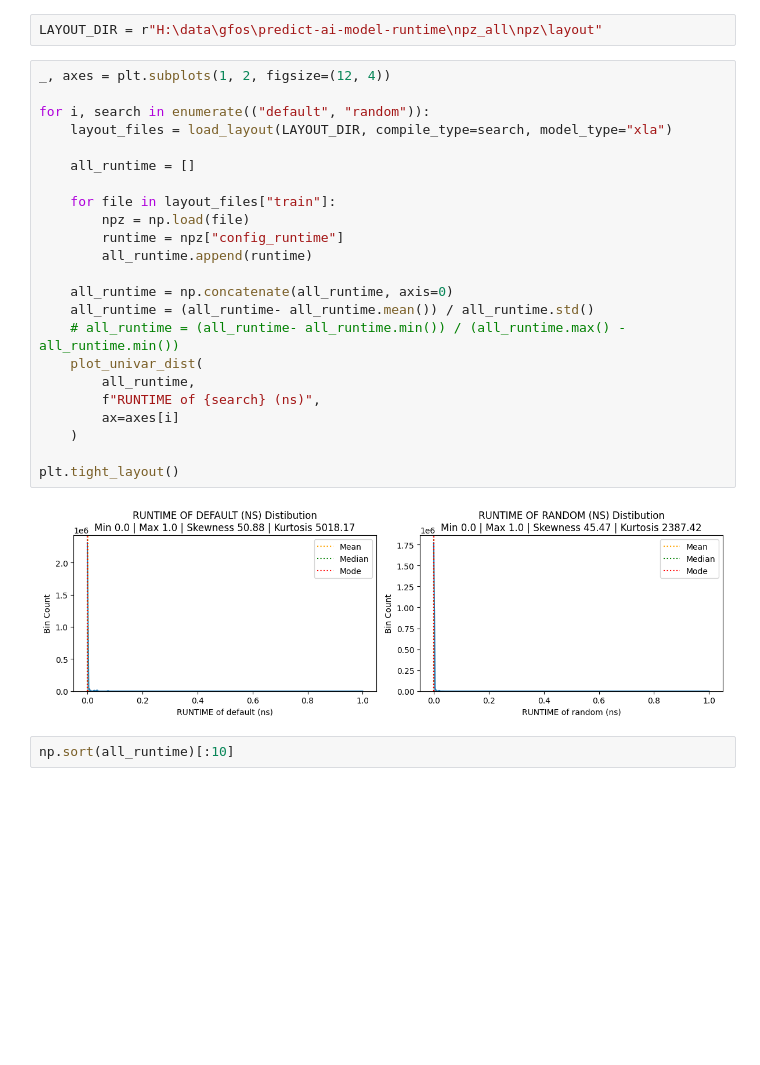
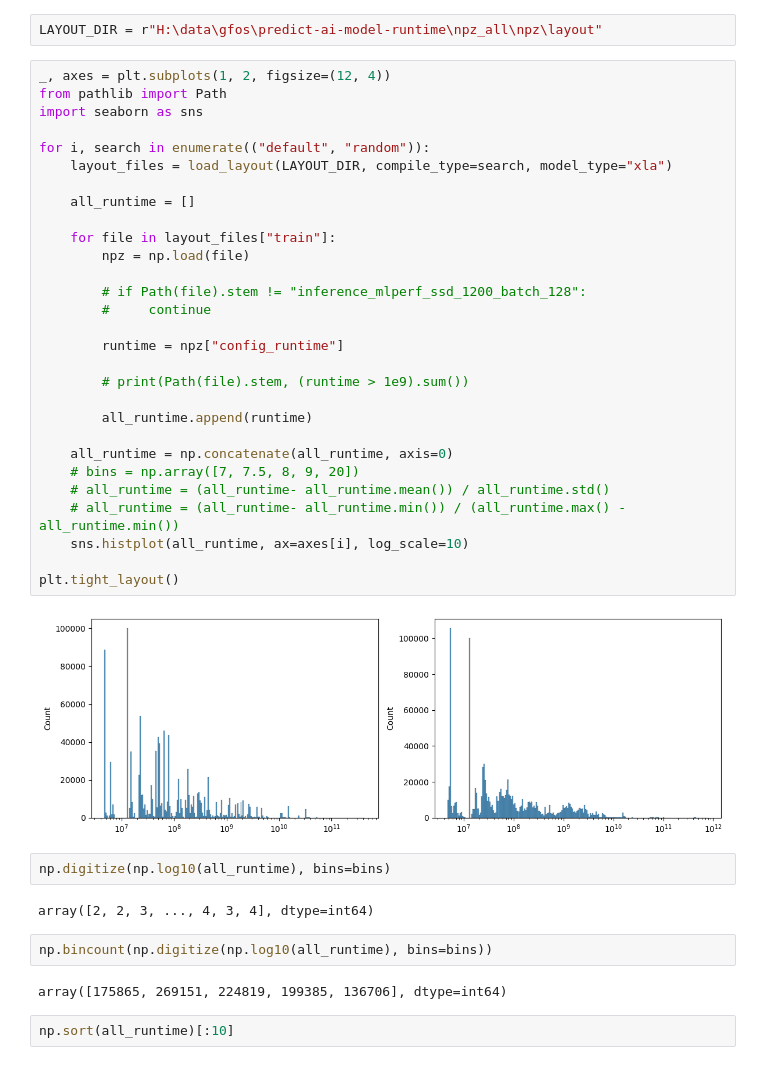
Before and after one commit to edenni/gfos, a Jupyter notebook: notebooks/eda/runtime_dist.ipynb, the cells around one changed output. Saved outputs shown, nothing was run; the diff lists cells and outputs as text; blank space fills up the shorter version.

```diff
--- a/notebooks/eda/runtime_dist.ipynb
+++ b/notebooks/eda/runtime_dist.ipynb
@@ -11,29 +11,43 @@ warnings.filterwarnings('ignore')
 LAYOUT_DIR = r"H:\data\gfos\predict-ai-model-runtime\npz_all\npz\layout"
 # %%
 _, axes = plt.subplots(1, 2, figsize=(12, 4))
+from pathlib import Path
+import seaborn as sns
 
 for i, search in enumerate(("default", "random")):
     layout_files = load_layout(LAYOUT_DIR, compile_type=search, model_type="xla")
 
     all_runtime = []
 
     for file in layout_files["train"]:
         npz = np.load(file)
+
+        # if Path(file).stem != "inference_mlperf_ssd_1200_batch_128":
+        #     continue
+
         runtime = npz["config_runtime"]
+
+        # print(Path(file).stem, (runtime > 1e9).sum())
+
         all_runtime.append(runtime)
 
     all_runtime = np.concatenate(all_runtime, axis=0)
-    all_runtime = (all_runtime- all_runtime.mean()) / all_runtime.std()
+    # bins = np.array([7, 7.5, 8, 9, 20])
+    # all_runtime = (all_runtime- all_runtime.mean()) / all_runtime.std()
     # all_runtime = (all_runtime- all_runtime.min()) / (all_runtime.max() - all_runtime.min())
-    plot_univar_dist(
-        all_runtime,
-        f"RUNTIME of {search} (ns)",
-        ax=axes[i]
-    )
+    sns.histplot(all_runtime, ax=axes[i], log_scale=10)
 
 plt.tight_layout()
 # %% [output]
-[figure, old version]
+[figure, new version]
+# %%
+np.digitize(np.log10(all_runtime), bins=bins)
+# %% [output]
+array([2, 2, 3, ..., 4, 3, 4], dtype=int64)
+# %%
+np.bincount(np.digitize(np.log10(all_runtime), bins=bins))
+# %% [output]
+array([175865, 269151, 224819, 199385, 136706], dtype=int64)
 # %%
 np.sort(all_runtime)[:10]
 # %% [output]
```
Also changed, not shown: parts of 5 cells of this notebook, 8 other files.
